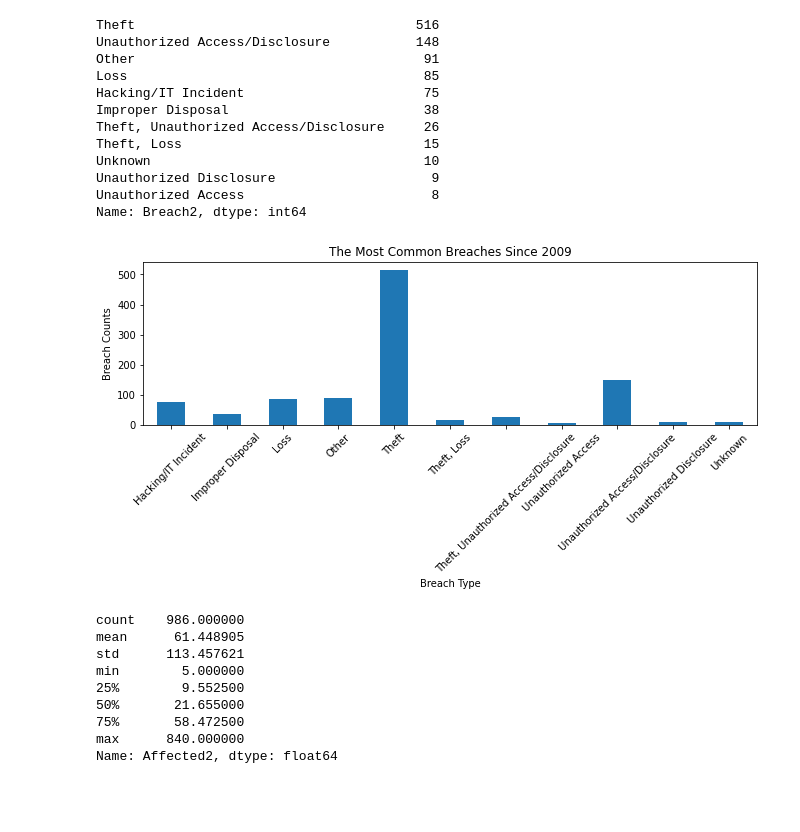
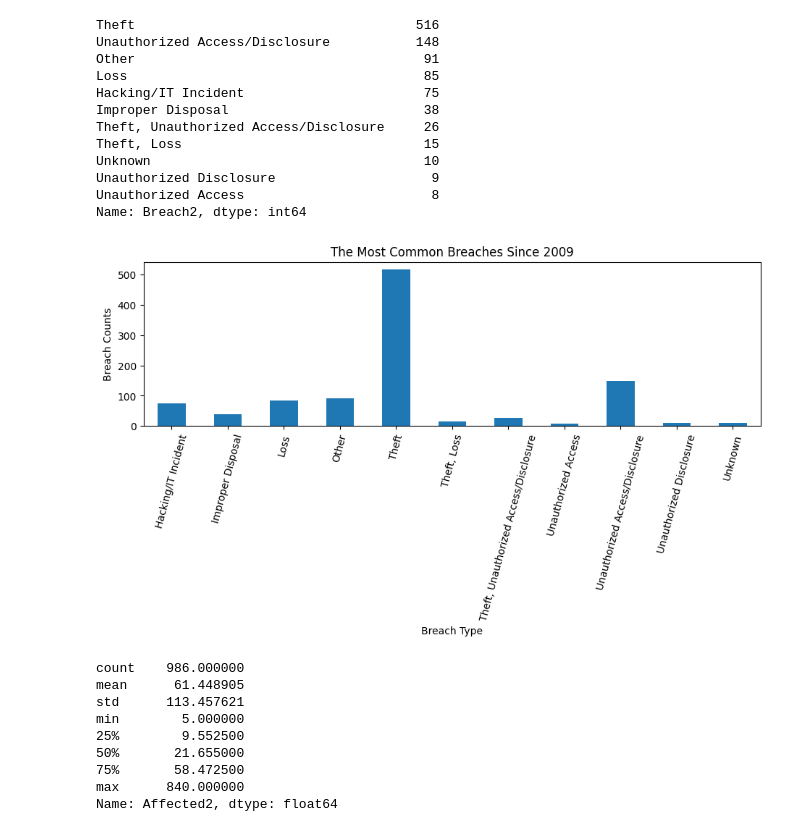
Before and after one commit to juliannewman11/optional_build_week, a Jupyter notebook: Build_week_project_DSPT_6.ipynb, the cells around one changed output. Drawn from its saved outputs; the diff is of its cells as text; code cells hidden in the pictures; blank space fills up the shorter version.

```diff
--- a/Build_week_project_DSPT_6.ipynb
+++ b/Build_week_project_DSPT_6.ipynb
@@ -6,6 +6,8 @@ import numpy as np
 import matplotlib.pyplot as plt
 import plotly.express as px
 import plotly.graph_objects as go
+import matplotlib as mpl
+mpl.rcParams['figure.dpi'] = 100
 # %% [markdown]
 # **Here I began to import my data via CSV**
 
@@ -98,12 +100,12 @@ Unauthorized Access                        8
 Name: Breach2, dtype: int64
 # %%
 df1['Breach2'].value_counts().sort_index().plot.bar(figsize=(11,3))
-plt.xticks(rotation=45)
+plt.xticks(rotation=75)
 plt.xlabel("Breach Type")
 plt.ylabel('Breach Counts')
 plt.title('The Most Common Breaches Since 2009');
 # %% [output]
-[figure, old version]
+[figure, new version]
 # %%
 df1['Affected2'] = df1['Individuals_Affected']/100
 # %%
```
Also changed, not shown: parts of 3 cells of this notebook.
